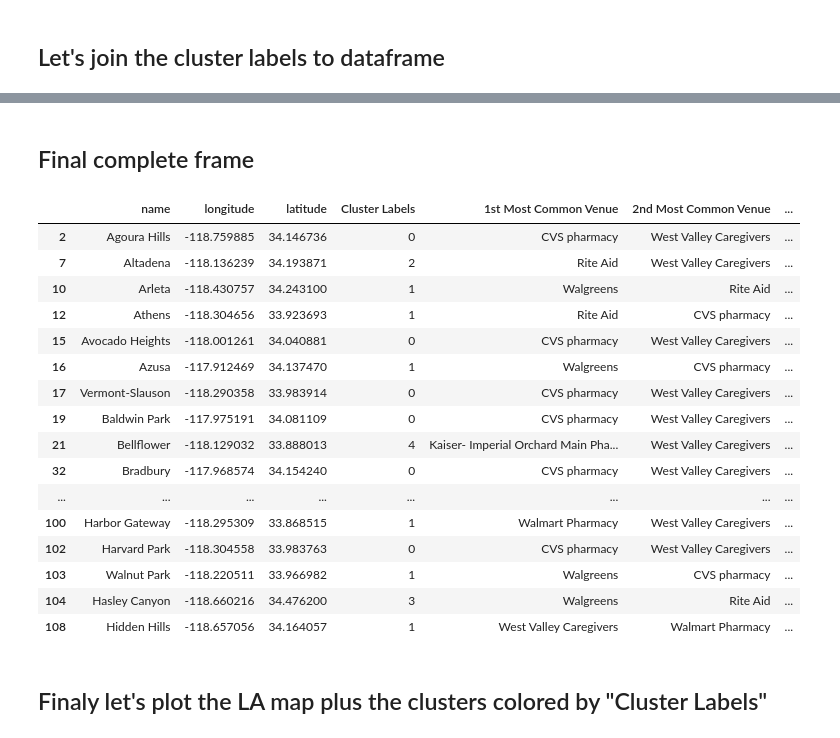
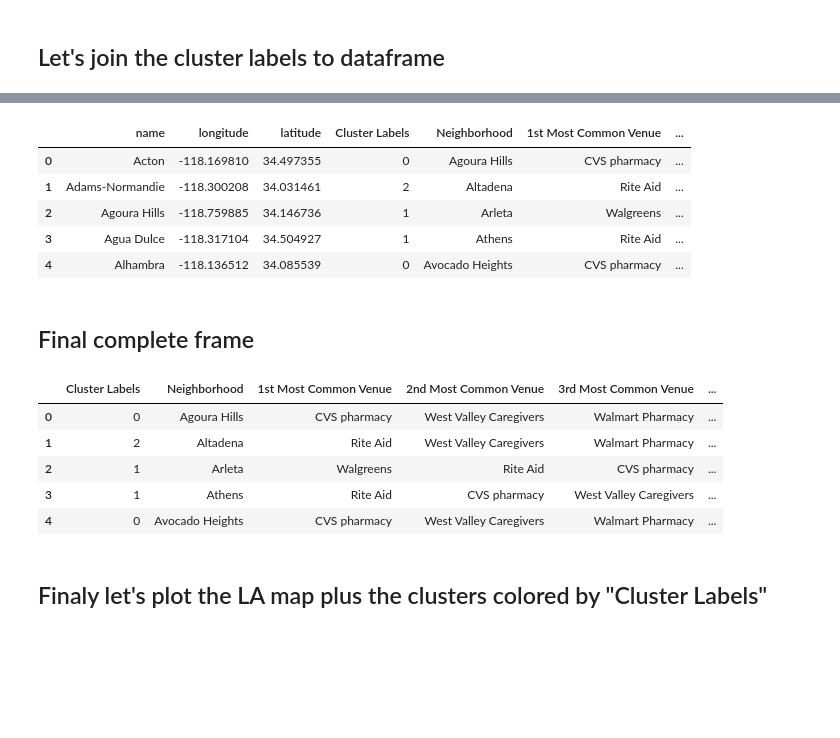
Before and after one commit to EloisaLira/COURSERA_CAPSTONE, a Jupyter notebook: Project_Battle_Neighborhoods_week01.ipynb, the cells around one changed output, grey strips where cells are left out. Drawn from its saved outputs; the diff is of its cells as text; code cells hidden in the pictures; blank space fills up the shorter version.

```diff
--- a/Project_Battle_Neighborhoods_week01.ipynb
+++ b/Project_Battle_Neighborhoods_week01.ipynb
@@ -135,9 +135,9 @@ LA_neighborhood_raw
 ## Due to the enormous data I decide to use only the 200th elements. As we see the data came with some extra irrelevant information. Now it's time to clean and fix some fields.
 # %%
 LA_neighborhood=LA_neighborhood_raw.drop(['set','slug','type','the_geom', 'kind','external_i','display_na','sqmi','name_1','slug_1','location'], axis=1)
-#LA_neighborhood=LA_neighborhood[0:200]
+LA_neighborhood=LA_neighborhood[0:200]
 LA_neighborhood=LA_neighborhood.rename(columns={"latitude":"longitude","longitude":"latitude"})
-LA_neighborhood.head(30)
+LA_neighborhood.head(20)
 # %% [output]
 |  | name | longitude | latitude |
 | 0 | Acton | -118.169810 | 34.497355 |
@@ -421,9 +420,8 @@ neighborhoods_venues_sorted.head()
 ## Let's join the cluster labels to dataframe
 # %%
 # add clustering labels
-# neighborhoods_venues_sorted.insert(0,'Cluster Labels', kmeans.labels_)
+#neighborhoods_venues_sorted=neighborhoods_venues_sorted.insert(0,'Cluster Labels', kmeans.labels_)
 LA_merged2 = LA_neighborhood
 
 # merge toronto_grouped with toronto_data to add latitude/longitude for each neighborhood
-# LA_merged = LA_merged2.insert(loc=2, column='latitude', value=LA_neighborhood['latitude'])
-LA_merged.head()
+LA_merged=pd.concat((neighborhoods_venues_sorted,LA_merged2), axis=1,join='inner')
@@ -437,28 +428,27 @@ LA_merged.head()
+# %%
+LA_merged = LA_merged.reindex(columns=['name','longitude','latitude','Cluster Labels','Neighborhood','1st Most Common Venue','2nd Most Common Venue','3rd Most Common Venue'])
+LA_merged.head()
+# %% [output]
+|  | name | longitude | latitude | Cluster Labels | Neighborhood | 1st Most Common Venue | ... |
+| 0 | Acton | -118.169810 | 34.497355 | 0 | Agoura Hills | CVS pharmacy | ... |
+| 1 | Adams-Normandie | -118.300208 | 34.031461 | 2 | Altadena | Rite Aid | ... |
+| 2 | Agoura Hills | -118.759885 | 34.146736 | 1 | Arleta | Walgreens | ... |
+| 3 | Agua Dulce | -118.317104 | 34.504927 | 1 | Athens | Rite Aid | ... |
+| 4 | Alhambra | -118.136512 | 34.085539 | 0 | Avocado Heights | CVS pharmacy | ... |
 # %%
 LA_merged = LA_merged[LA_merged['Cluster Labels']>=0 ] #in case of NaN values
 LA_merged=LA_merged.astype({'Cluster Labels': 'int32'}) #incase of floating result
 # %% [markdown]
 ## Final complete frame
 # %%
-LA_merged.head(50)
+LA_merged.head()
 # %% [output]
-|  | name | longitude | latitude | Cluster Labels | 1st Most Common Venue | 2nd Most Common Venue | ... |
-| 2 | Agoura Hills | -118.759885 | 34.146736 | 0 | CVS pharmacy | West Valley Caregivers | ... |
-| 7 | Altadena | -118.136239 | 34.193871 | 2 | Rite Aid | West Valley Caregivers | ... |
-| 10 | Arleta | -118.430757 | 34.243100 | 1 | Walgreens | Rite Aid | ... |
-| 12 | Athens | -118.304656 | 33.923693 | 1 | Rite Aid | CVS pharmacy | ... |
-| 15 | Avocado Heights | -118.001261 | 34.040881 | 0 | CVS pharmacy | West Valley Caregivers | ... |
-| 16 | Azusa | -117.912469 | 34.137470 | 1 | Walgreens | CVS pharmacy | ... |
-| 17 | Vermont-Slauson | -118.290358 | 33.983914 | 0 | CVS pharmacy | West Valley Caregivers | ... |
-| 19 | Baldwin Park | -117.975191 | 34.081109 | 0 | CVS pharmacy | West Valley Caregivers | ... |
-| 21 | Bellflower | -118.129032 | 33.888013 | 4 | Kaiser- Imperial Orchard Main Pha... | West Valley Caregivers | ... |
-| 32 | Bradbury | -117.968574 | 34.154240 | 0 | CVS pharmacy | West Valley Caregivers | ... |
-| ... | ... | ... | ... | ... | ... | ... | ... |
-| 100 | Harbor Gateway | -118.295309 | 33.868515 | 1 | Walmart Pharmacy | West Valley Caregivers | ... |
-| 102 | Harvard Park | -118.304558 | 33.983763 | 0 | CVS pharmacy | West Valley Caregivers | ... |
-| 103 | Walnut Park | -118.220511 | 33.966982 | 1 | Walgreens | CVS pharmacy | ... |
-| 104 | Hasley Canyon | -118.660216 | 34.476200 | 3 | Walgreens | Rite Aid | ... |
-| 108 | Hidden Hills | -118.657056 | 34.164057 | 1 | West Valley Caregivers | Walmart Pharmacy | ... |
+|  | Cluster Labels | Neighborhood | 1st Most Common Venue | 2nd Most Common Venue | 3rd Most Common Venue | ... |
+| 0 | 0 | Agoura Hills | CVS pharmacy | West Valley Caregivers | Walmart Pharmacy | ... |
+| 1 | 2 | Altadena | Rite Aid | West Valley Caregivers | Walmart Pharmacy | ... |
+| 2 | 1 | Arleta | Walgreens | Rite Aid | CVS pharmacy | ... |
+| 3 | 1 | Athens | Rite Aid | CVS pharmacy | West Valley Caregivers | ... |
+| 4 | 0 | Avocado Heights | CVS pharmacy | West Valley Caregivers | Walmart Pharmacy | ... |
 # %% [markdown]
 ## Finaly let's plot the LA map plus the clusters colored by "Cluster Labels"
 # %%
```
Also changed, not shown: parts of 17 cells of this notebook.
